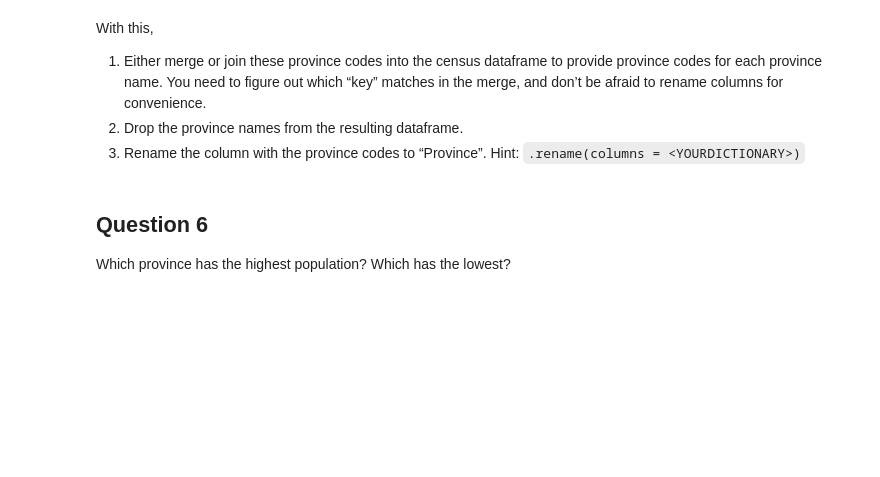
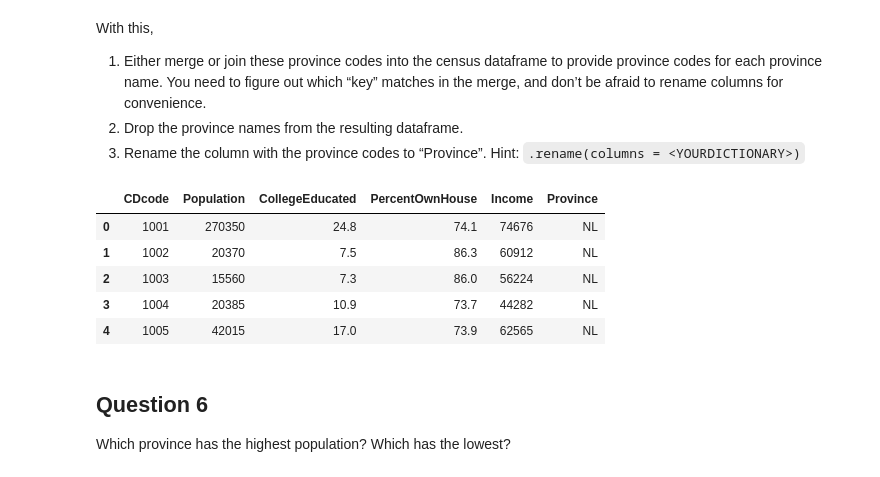
Before and after one commit to tonyliang19/ECON323_2023_Spring, a Jupyter notebook: problem_sets/problem_set_5_Luo_Liang.ipynb, the cells around one changed output. Drawn from its saved outputs; the diff is of its cells as text; code cells hidden in the pictures; blank space fills up the shorter version.

```diff
--- a/problem_sets/problem_set_5_Luo_Liang.ipynb
+++ b/problem_sets/problem_set_5_Luo_Liang.ipynb
@@ -317,6 +317,16 @@ With this,
   name. You need to figure out which “key” matches in the merge, and don’t be afraid to rename columns for convenience.
 1. Drop the province names from the resulting dataframe.
 1. Rename the column with the province codes to “Province”.  Hint: `.rename(columns = <YOURDICTIONARY>)`
+# %%
+combined = pd.merge(dfz, cds, on="Pname").drop(columns=["Pname"]).rename(columns={"Code":"Province"})
+combined.head()
+# %% [output]
+|  | CDcode | Population | CollegeEducated | PercentOwnHouse | Income | Province |
+| 0 | 1001 | 270350 | 24.8 | 74.1 | 74676 | NL |
+| 1 | 1002 | 20370 | 7.5 | 86.3 | 60912 | NL |
+| 2 | 1003 | 15560 | 7.3 | 86.0 | 56224 | NL |
+| 3 | 1004 | 20385 | 10.9 | 73.7 | 44282 | NL |
+| 4 | 1005 | 42015 | 17.0 | 73.9 | 62565 | NL |
 # %% [markdown]
 ## Question 6
 
```
Also changed, not shown: parts of 5 cells of this notebook.
